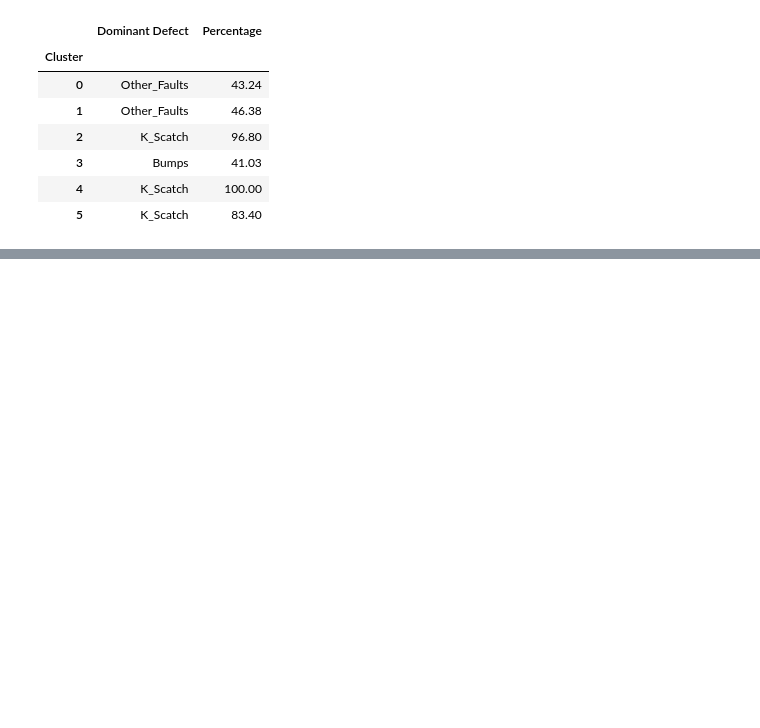
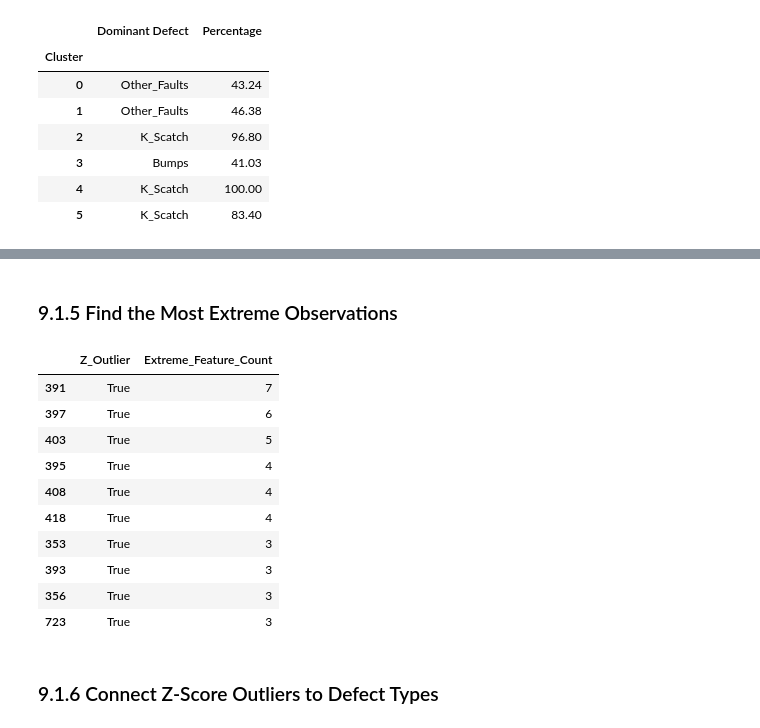
Before and after one commit to fardinfaruqi/steel-plate-quality-control, a Jupyter notebook: notebooks/steel_plate_quality_control.ipynb, the cells around one changed output, grey strips where cells are left out. Drawn from its saved outputs; the diff is of its cells as text; code cells hidden in the pictures; blank space fills up the shorter version.

```diff
--- a/notebooks/steel_plate_quality_control.ipynb
+++ b/notebooks/steel_plate_quality_control.ipynb
@@ -2106,0 +2158,9 @@ Dominant defect in each cluster:
+# %%
+# Create Z-score outlier summary
+
+z_outlier_summary = pd.DataFrame({
+    "Z_Outlier": z_outlier_mask,
+    "Extreme_Feature_Count": extreme_feature_count
+})
+
+display(z_outlier_summary.head())
@@ -2106,0 +2174,25 @@ Dominant defect in each cluster:
+# %% [markdown]
+### 9.1.5 Find the Most Extreme Observations
+# %%
+# Find observations with the highest number of extreme features
+
+top_z_outliers = z_outlier_summary.sort_values(
+    by="Extreme_Feature_Count",
+    ascending=False
+).head(10)
+
+display(top_z_outliers)
+# %% [output]
+|  | Z_Outlier | Extreme_Feature_Count |
+| 391 | True | 7 |
+| 397 | True | 6 |
+| 403 | True | 5 |
+| 395 | True | 4 |
+| 408 | True | 4 |
+| 418 | True | 4 |
+| 353 | True | 3 |
+| 393 | True | 3 |
+| 356 | True | 3 |
+| 723 | True | 3 |
+# %% [markdown]
+### 9.1.6 Connect Z-Score Outliers to Defect Types
```
Also changed, not shown: parts of 24 cells of this notebook, 1 other file.
